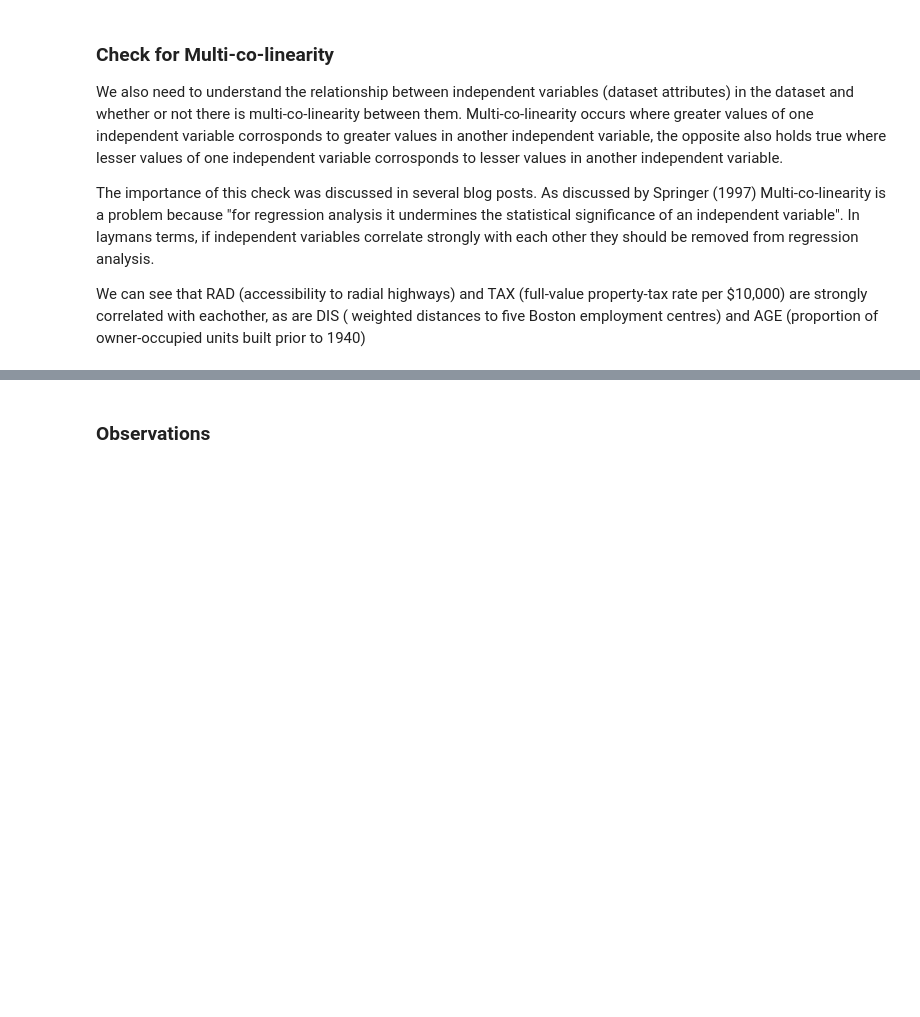
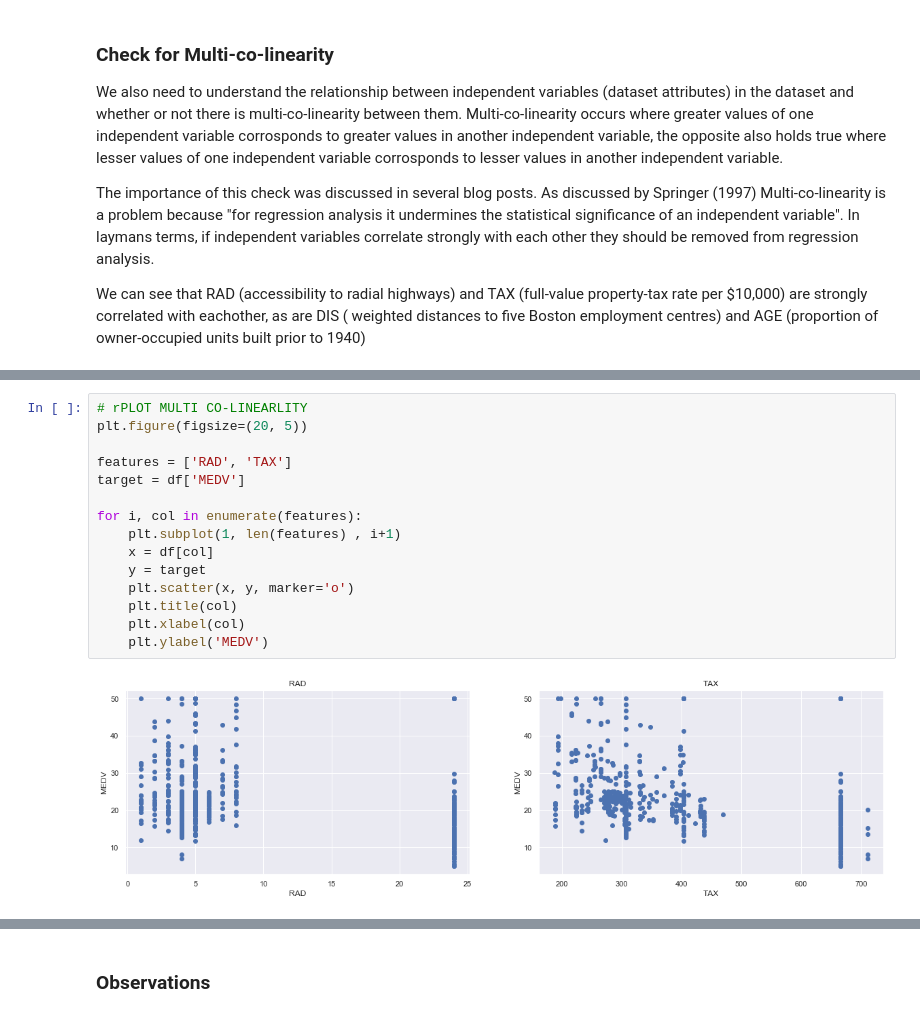
Before and after one commit to SimonMcLain/ML-Statistics-Project-2019-G00364775, a Jupyter notebook: Project.ipynb, the cells around one changed output, grey strips where cells are left out. Drawn from its saved outputs; the diff is of its cells as text; blank space fills up the shorter version.

```diff
--- a/Project.ipynb
+++ b/Project.ipynb
@@ -85,0 +89,17 @@ sns.heatmap(data=correlation_matrix, annot=True)
+# %%
+# rPLOT MULTI CO-LINEARLITY
+plt.figure(figsize=(20, 5))
+
+features = ['RAD', 'TAX']
+target = df['MEDV']
+
+for i, col in enumerate(features):
+    plt.subplot(1, len(features) , i+1)
+    x = df[col]
+    y = target
+    plt.scatter(x, y, marker='o')
+    plt.title(col)
+    plt.xlabel(col)
+    plt.ylabel('MEDV')
+# %% [output]
+[figure, added]
```
Also changed, not shown: parts of 13 cells of this notebook.
